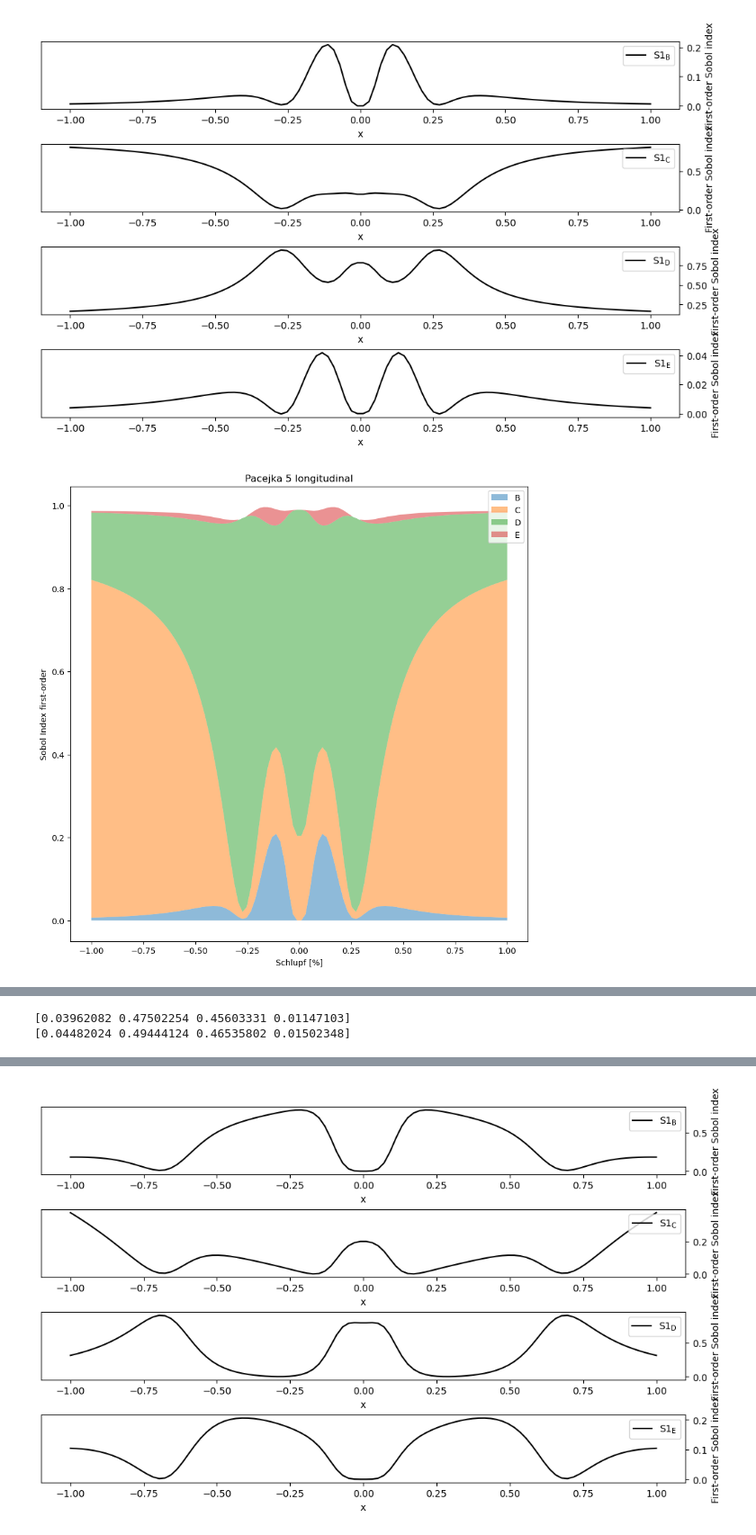
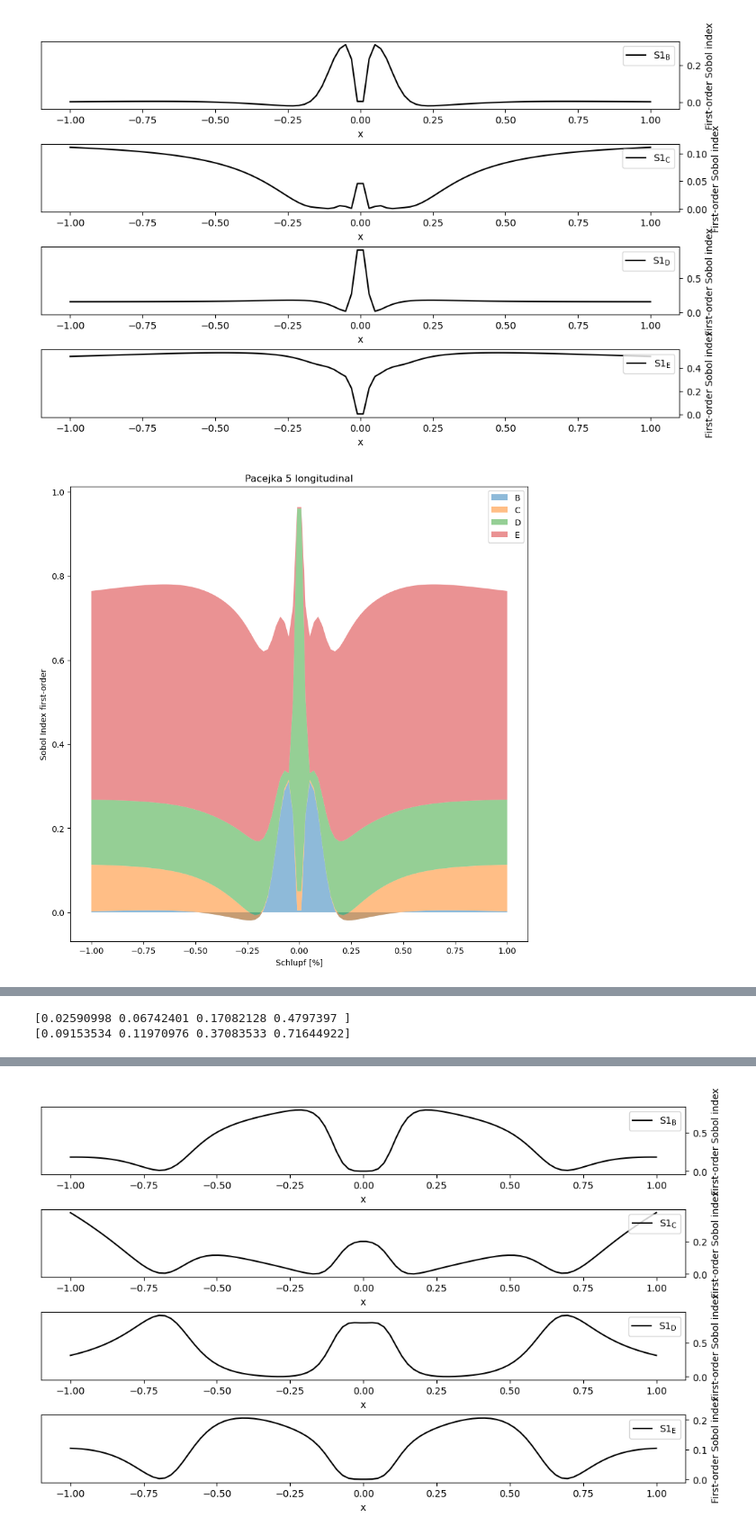
Before and after one commit to BenediktRuhland/SA-Tire-model, a Jupyter notebook: global SA/globalSA_saltelli.ipynb, the cells around one changed output, grey strips where cells are left out. Shown at 90% size. Drawn from its saved outputs; the diff is of its cells as text; code cells hidden in the pictures.

```diff
--- a/global SA/globalSA_saltelli.ipynb
+++ b/global SA/globalSA_saltelli.ipynb
@@ -20,11 +20,11 @@ import sys
 import os
 sys.path.insert(0, os.path.abspath('../model'))
 import Pacejka52 as pa52
-
+Fz = 4000
 #function
 def Pacejka5_long_fit(SL,B,C,D,E):
 
-    Fx= D * np.sin(C * np.arctan(D * SL - E * (B*SL - np.arctan(B * SL))))
+    Fx=Fz* D * np.sin(C * np.arctan(D * SL - E * (B*SL - np.arctan(B * SL))))
 
     return Fx
 params_SA_Fx = [-9.06434405,  1.60162373, -1.72069169, -0.80265574]
@@ -32,8 +32,8 @@ s=0.2
 sp = ProblemSpec( {
     'num_vars': 4,
     'names': ['B', 'C', 'D', 'E'],
-    'bounds': [[-9.06434405*(1+s),-9.06434405*(1-s)], [1.60162373*(1-s), 1.60162373*(1+s)], [-1.72069169*(1+s), -1.72069169*(1-s)], [-0.80265574 * (1+s), -0.80265574*(1-s)]],
-
+    #'bounds': [[-9.06434405*(1+s),-9.06434405*(1-s)], [1.60162373*(1-s), 1.60162373*(1+s)], [-1.72069169*(1+s), -1.72069169*(1-s)], [-0.80265574 * (1+s), -0.80265574*(1-s)]],
+    'bounds': [[-12,-4], [1, 2], [0.1,1.9], [-10, 1]],
 })
 
 SL = np.linspace(-1,1,100)
@@ -114,32 +114,32 @@ plt.figure(3, figsize=(10,10))
 plt.fill_between(SL,STs_B,0, alpha=0.5, label = 'B') #alpha = deckkraft farbe
 plt.fill_between(SL,STs_B,STs_C_plt, where = (STs_C_plt > STs_B), alpha=0.5, label = 'C')
 plt.fill_between(SL,STs_C_plt,STs_D_plt, where = (STs_D_plt > STs_C_plt), alpha=0.5, label = 'D')
 plt.fill_between(SL,STs_D_plt,STs_E_plt, where = (STs_E_plt > STs_D_plt), alpha=0.5, label = 'E')
 plt.xlabel('Schlupf [%]')
 plt.ylabel('Sobol total Index ')
 plt.title('Pacejka 5 longitudinal')
 plt.legend(loc='upper right')
 plt.show()
 
 
 #Mean of Sensitvity indexes of first order index
 # for ranking parameters on influence on the model output (direkter Einfluss auf die Ausgangsgröße)
 
 S1_mean = np.zeros(4)
 i=0
 for i in range(0,4):
     S1_mean[i] = np.mean(S1s[:,i])
 
 
 #Mean of Sensitvity indexes of total index
 # includes first and all higher order index (berücksichtig Wechselwirkungseffekte zwischen den Parametern, wichtig für nicht-lineare Modelle)
 ST_mean = np.zeros(4)
 i=0
 for i in range(0,4):
     ST_mean[i] = np.mean(STs[:,i])
 
 print(S1_mean)
 print(ST_mean)
 # %% [output]
-[figure, old version]
+[figure, new version]
-[figure, old version]
+[figure, new version]
@@ -147,2 +147,2 @@ print(ST_mean)
-[0.03962082 0.47502254 0.45603331 0.01147103]
-[0.04482024 0.49444124 0.46535802 0.01502348]
+[0.02590998 0.06742401 0.17082128 0.4797397 ]
+[0.09153534 0.11970976 0.37083533 0.71644922]
```
Also changed, not shown: parts of 2 cells of this notebook, 1 other file.
